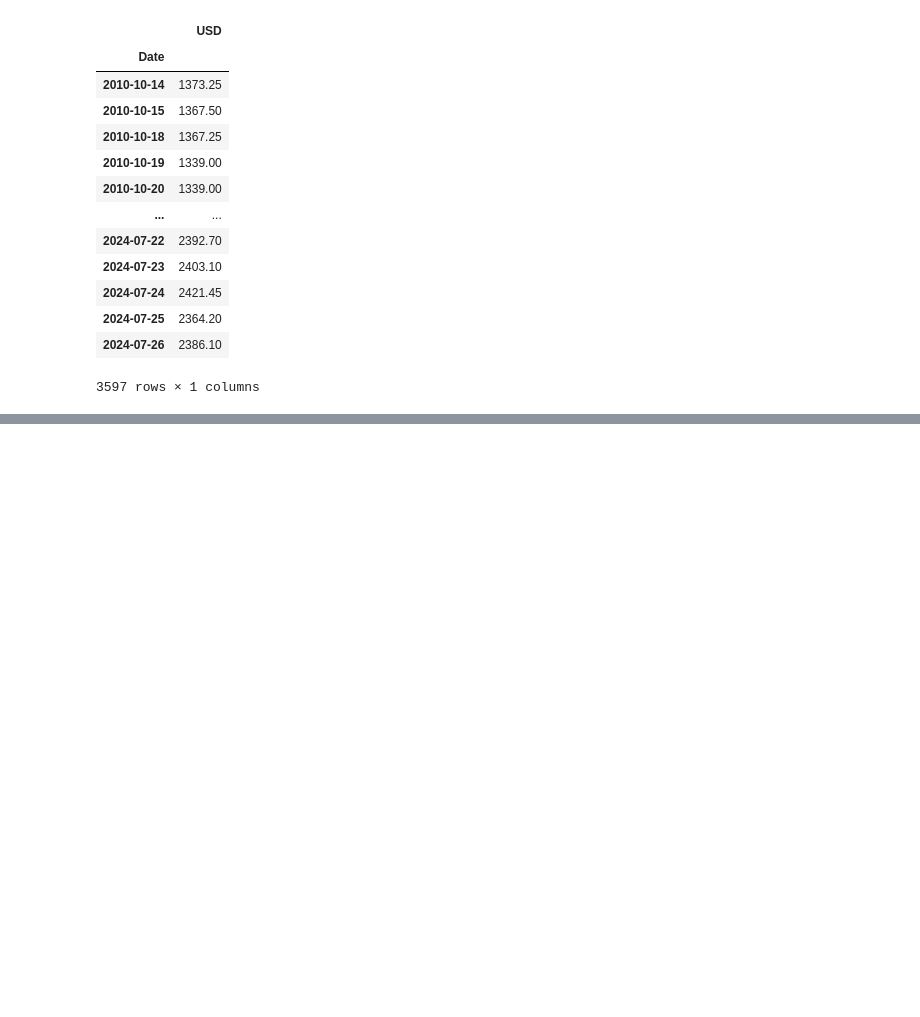
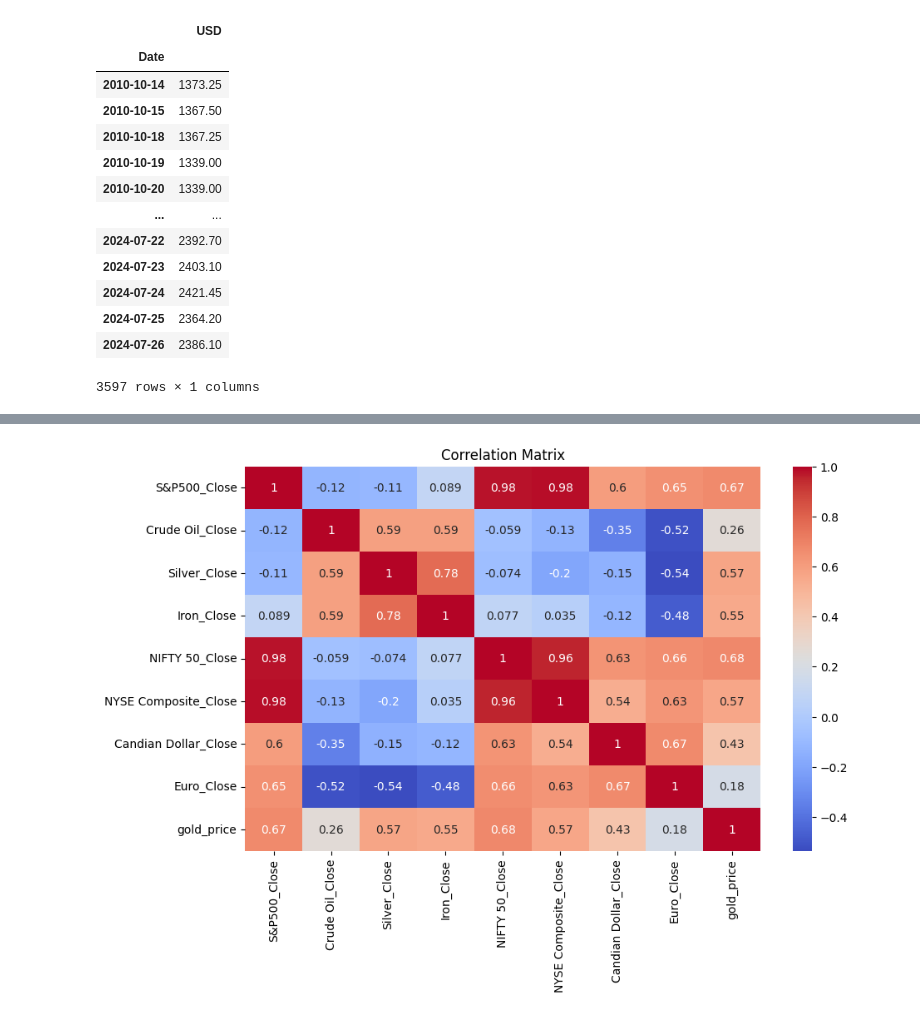
Before and after one commit to ThatMajd/fintech_part2, a Jupyter notebook: data_extract.ipynb, the cells around one changed output, grey strips where cells are left out. Cells and saved outputs as stored; diff of their text form; code cells hidden in the pictures; blank space fills up the shorter version.

Commit message:
added combined df and correlation matrix

```diff
--- a/data_extract.ipynb
+++ b/data_extract.ipynb
@@ -102,3 +105,17 @@ gold_df
 | 2024-07-25 | 2364.20 |
 | 2024-07-26 | 2386.10 |
 3597 rows × 1 columns
+# %%
+for name, df in dfs.items():
+    df.index = df.index.date
+    dfs[name] = df
+# %%
+combined_df = pd.DataFrame(index=dfs["S&P500"].index)
+rel_column = "Close"
+
+for feature, df in dfs.items():
+    combined_df[f"{feature}_{rel_column}"] = df['Close']
+    # print(df['Close'])
+combined_df.index = pd.DatetimeIndex(combined_df.index)
+
+combined_df
@@ -104,0 +136,3 @@ gold_df
+# %%
+combined_df["gold_price"] = gold_df["USD"]
+combined_df.dropna()
@@ -104,0 +153,12 @@ gold_df
+# %%
+
+# Step 2: Calculate the Correlation Matrix
+correlation_matrix = combined_df.corr()
+
+# Plotting the Correlation Matrix
+plt.figure(figsize=(10, 6))
+sns.heatmap(correlation_matrix, annot=True, cmap='coolwarm')
+plt.title('Correlation Matrix')
+plt.show()
+# %% [output]
+[figure, added]
```
Also changed, not shown: parts of 6 cells of this notebook.
